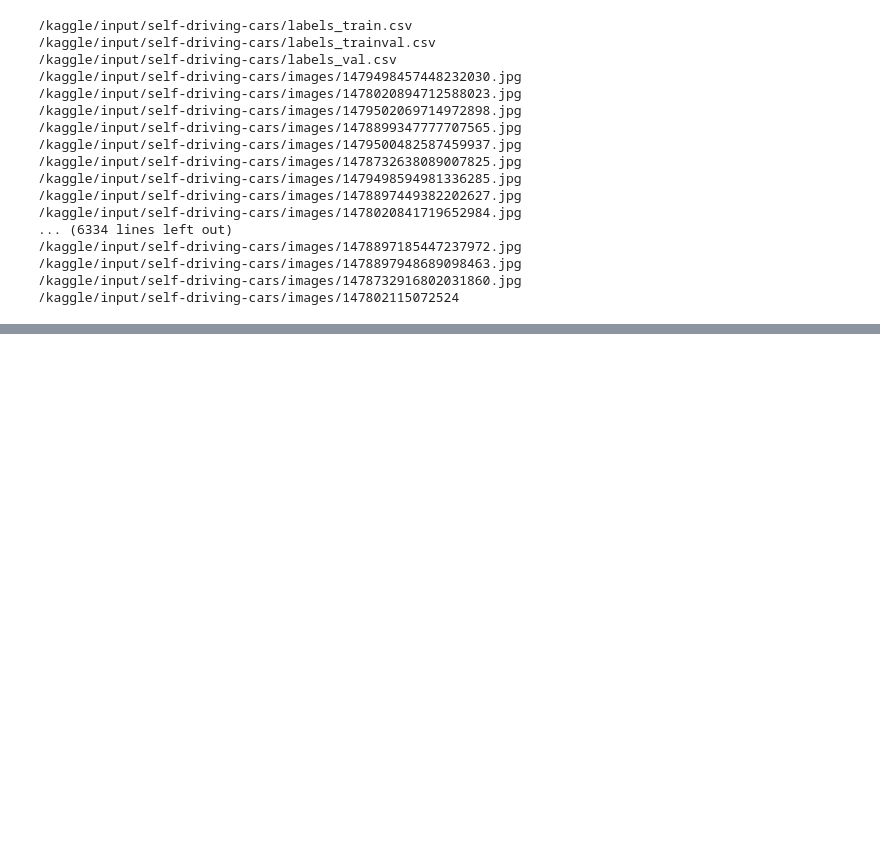
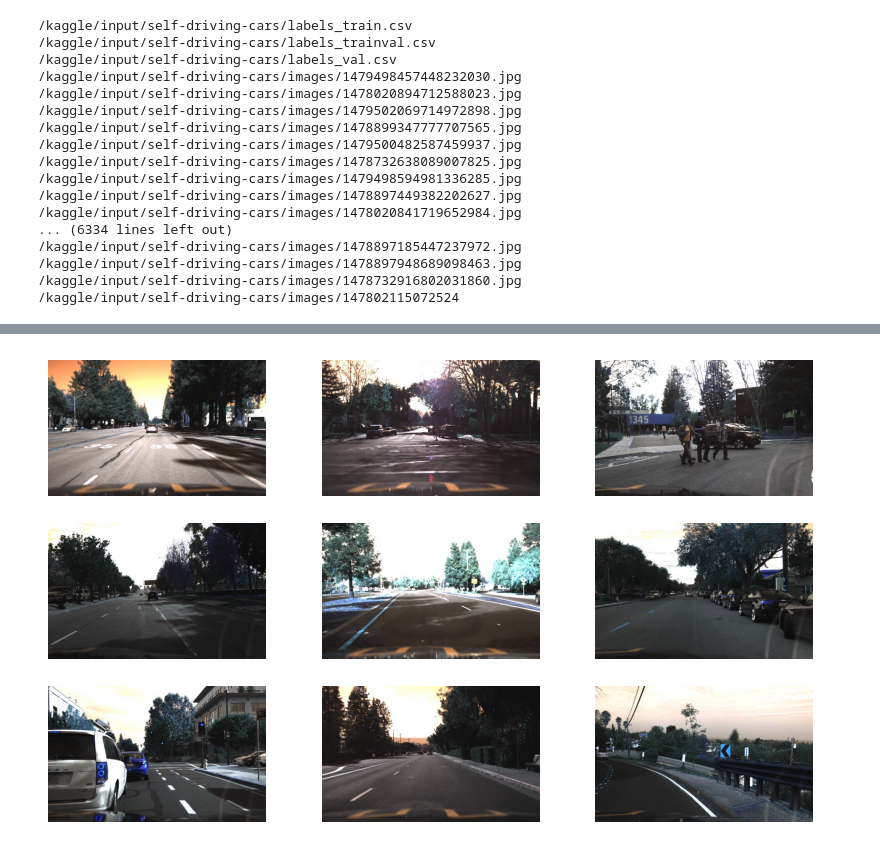
Before and after one commit to isaramadunika/Self_Driving_Cars_CNN, a Jupyter notebook: self-driving-cars-using-r-cnn-yolo.ipynb, the cells around one changed output, grey strips where cells are left out. Cells and saved outputs as stored; diff of their text form; code cells hidden in the pictures; blank space fills up the shorter version.

Commit message:
Kaggle Notebook | Self Driving Cars using R-CNN & YOLO | All completed code

```diff
--- a/self-driving-cars-using-r-cnn-yolo.ipynb
+++ b/self-driving-cars-using-r-cnn-yolo.ipynb
@@ -26,0 +48,13 @@ for dirname, _, filenames in os.walk('/kaggle/input'):
+# %%
+root_path = '/kaggle/input/self-driving-cars/images/*'
+samples = 9
+img_data = glob(root_path)
+random_img = random.sample(img_data, samples)
+
+plt.figure(figsize=(10,6))
+for i in range(samples):
+    plt.subplot(3,3,i+1)
+    plt.imshow(cv2.imread(random_img[i]))
+    plt.axis('off')
+# %% [output]
+[figure, added]
```
Also changed, not shown: parts of 7 cells of this notebook.
